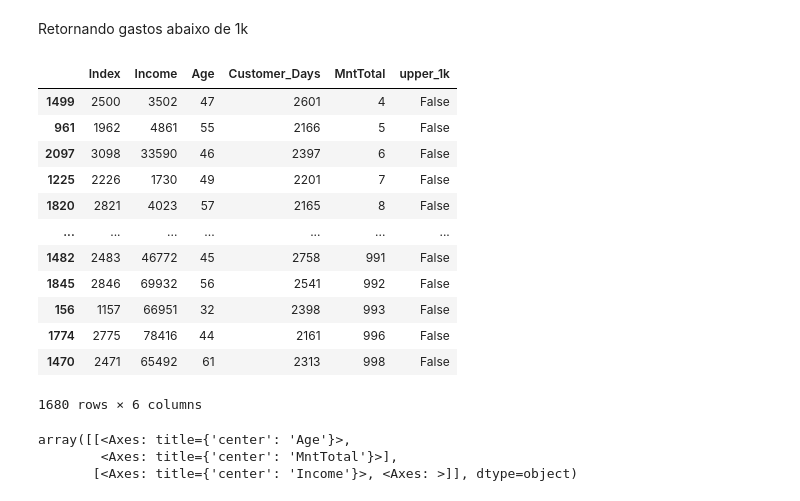
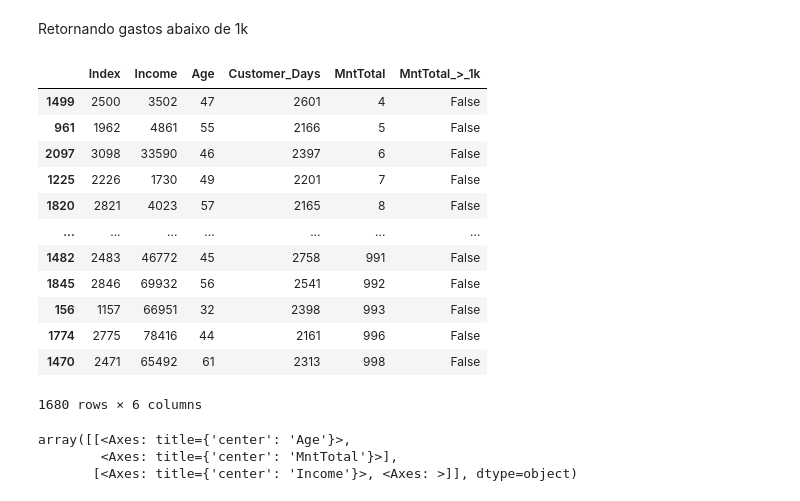
Before and after one commit to evertonenrico/Ifood_Insights, a Jupyter notebook: Ifood_Dataset/Import_DataSet_Ifood.ipynb, the cells around one changed output. Saved outputs shown, nothing was run; the diff lists cells and outputs as text; code cells hidden in the pictures.

```diff
--- a/Ifood_Dataset/Import_DataSet_Ifood.ipynb
+++ b/Ifood_Dataset/Import_DataSet_Ifood.ipynb
@@ -121,13 +122,14 @@ pd.DataFrame(df, columns=['MntWines','MntFruits','MntMeatProducts','MntFishProdu
 | 2204 | 84 | 3 | 61 | 2 | 1 | 130 | ... |
 2205 rows × 8 columns
 # %%
-df['upper_1k'] = df['MntTotal'] >= 1000 # Criando uma coluna que o valor gasto seja maior que 1k
+df['MntTotal_>_1k'] = df['MntTotal'] >= 1000 # Criando uma coluna que o valor gasto seja maior que 1k
 # %% [markdown]
 Retornando gastos abaixo de 1k
 # %%
-pd.DataFrame(df[df['upper_1k'] == False], columns=['Index','Income','Age' , 'Customer_Days' , 'MntTotal', 'upper_1k']).sort_values(by='MntTotal', ascending=True)
+#Filtrando valores abaixo de 1k
+pd.DataFrame(df[df['MntTotal_>_1k'] == False], columns=['Index','Income','Age' , 'Customer_Days' , 'MntTotal', 'MntTotal_>_1k']).sort_values(by='MntTotal', ascending=True)
 # %% [output]
-|  | Index | Income | Age | Customer_Days | MntTotal | upper_1k |
+|  | Index | Income | Age | Customer_Days | MntTotal | MntTotal_>_1k |
 | 1499 | 2500 | 3502 | 47 | 2601 | 4 | False |
 | 961 | 1962 | 4861 | 55 | 2166 | 5 | False |
 | 2097 | 3098 | 33590 | 46 | 2397 | 6 | False |
```
Also changed, not shown: parts of 7 cells of this notebook.
